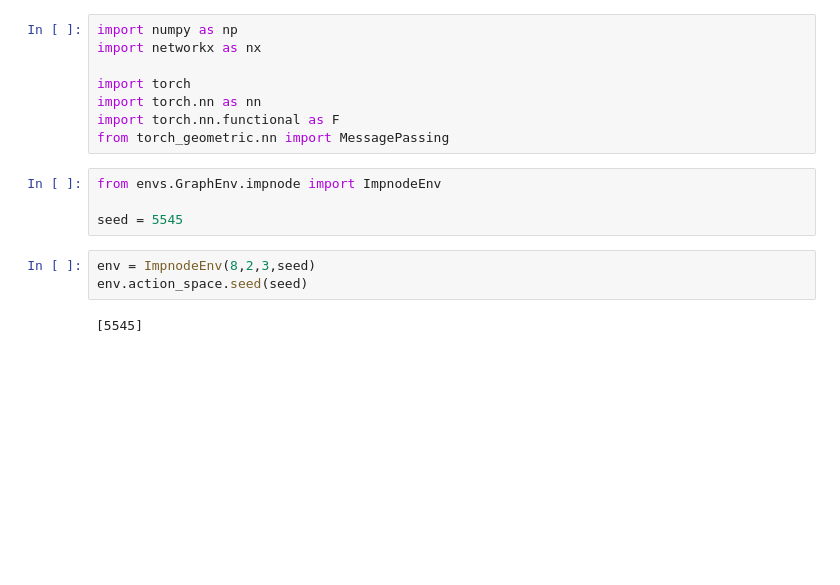
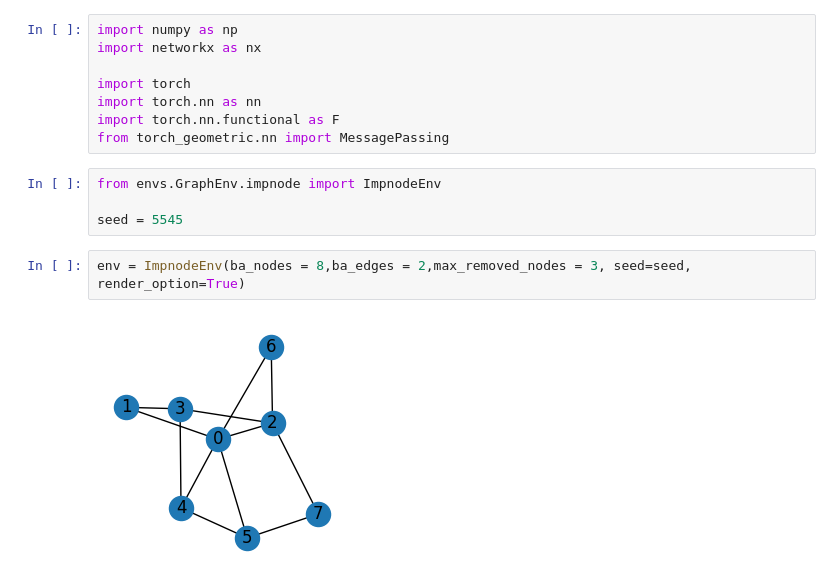
Before and after one commit to rituja-pardhi/ImpNode, a Jupyter notebook: env_test.ipynb, the cells around one changed output. Saved outputs shown, nothing was run; the diff lists cells and outputs as text; blank space fills up the shorter version.

```diff
--- a/env_test.ipynb
+++ b/env_test.ipynb
@@ -14,8 +17,7 @@ from envs.GraphEnv.impnode import ImpnodeEnv
 
 seed = 5545
 # %%
-env = ImpnodeEnv(8,2,3,seed)
-env.action_space.seed(seed)
+env = ImpnodeEnv(ba_nodes = 8,ba_edges = 2,max_removed_nodes = 3, seed=seed, render_option=True)
 # %% [output]
-[5545]
+[figure, added]
 # %%
```
Also changed, not shown: parts of 21 cells of this notebook, 5 other files.
